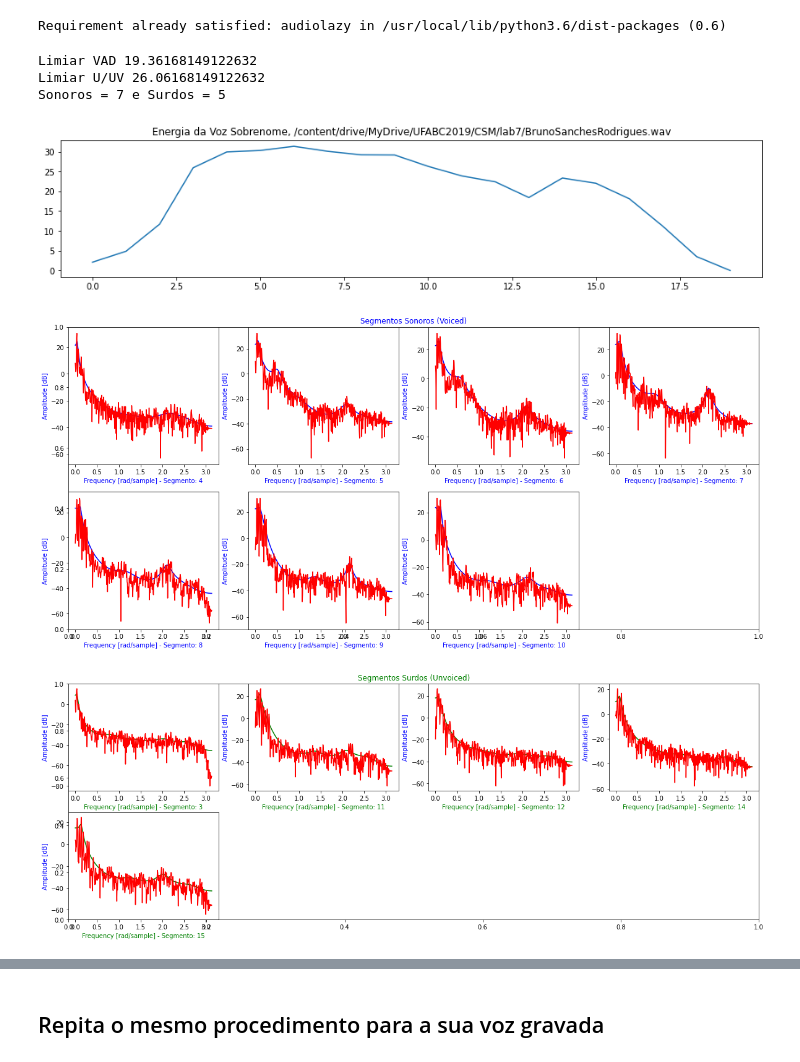
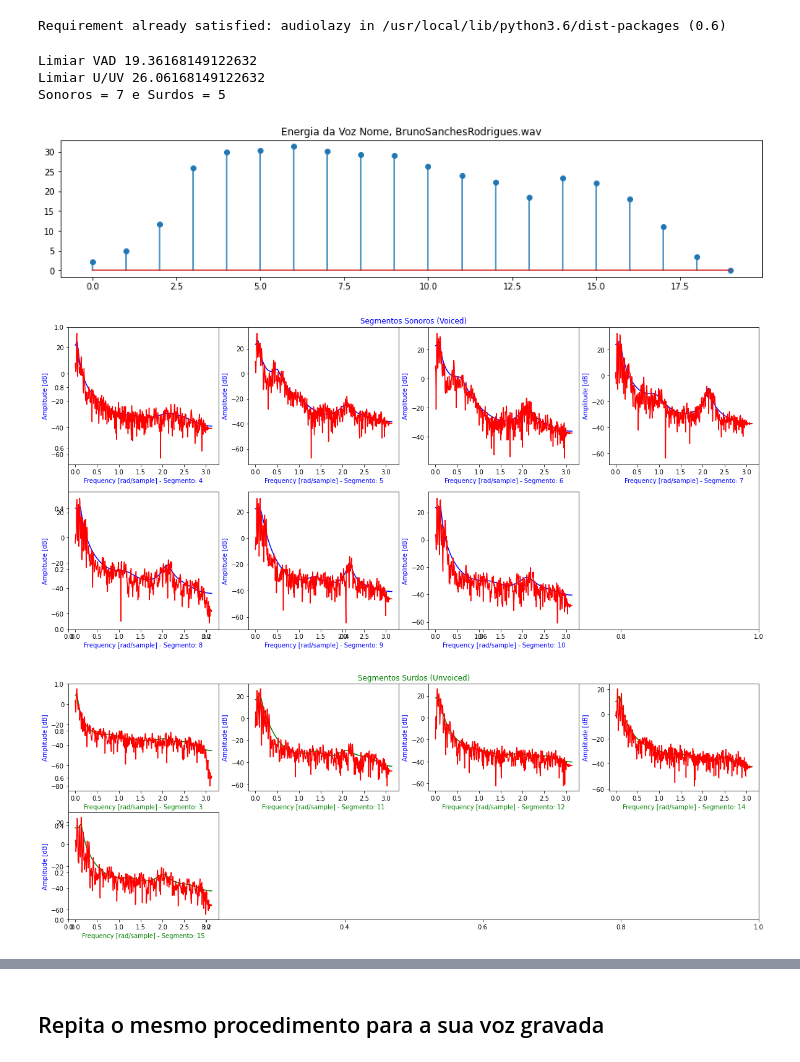
Before and after one commit to brusangues/CSM-DEVS, a Jupyter notebook: lab7/Bruno/Lab7_Bruno.ipynb, the cells around one changed output, grey strips where cells are left out. Drawn from its saved outputs; the diff is of its cells as text; code cells hidden in the pictures.

```diff
--- a/lab7/Bruno/Lab7_Bruno.ipynb
+++ b/lab7/Bruno/Lab7_Bruno.ipynb
@@ -24,7 +27,7 @@ import math
 # %% [markdown]
 ## Separação de uma Estrofe
 # %%
-audio1 = '/content/drive/MyDrive/UFABC2019/CSM/lab7/BrunoSanchesRodrigues.wav'
+audio1 = 'BrunoSanchesRodrigues.wav'
 print(audio1)
 v1 , sr1 = librosa.load(audio1)
 print(type(v1), type(sr1))
@@ -120,8 +123,8 @@ linhas_unvoiced = math.ceil(num_unvoiced/4)
 print('Sonoros = ' + str(num_voiced) + ' e Surdos = ' + str(num_unvoiced) )
 fig1, ax1 = plt.subplots(figsize=(15, 3))
 plt.figure(1)
-plt.plot(E1)
-plt.title('Energia da Voz Sobrenome, ' + audio1)
+plt.stem(E1)
+plt.title('Energia da Voz Nome, ' + audio1)
 
 # partição das figuras voiced
 i = 0
@@ -141,34 +144,34 @@ for l in range(1, Nseg1-2):
         gain_lpc = np.log10(abs(a_filter.error))
         w, h = signal.freqz(1,a_filter.numerator,worN=int(Nj/2))
         LP = 20 * np.log10(abs(h)) + 10*gain_lpc
         # Teste U/UV
 
         if E1[l] > E1voiced_lim:
 
             i += 1
             ax2 = fig2.add_subplot(linhas_voiced,4,i)
             plt.figure(2)
             plt.plot(w, LP, 'b')
             plt.ylabel('Amplitude [dB]', color='b')
             plt.xlabel('Frequency [rad/sample] - Segmento: ' + str(l), color='b')
             sp = np.fft.fft(xjan)
             plt.plot(w, 20*np.log10(abs(sp[0:int(Nj/2)])), 'r')
 
         else:
 
             j += 1
             ax3 = fig3.add_subplot(linhas_unvoiced,4,j)
             plt.figure(3)
             plt.plot(w, LP, 'g')
             plt.ylabel('Amplitude [dB]', color='b')
             plt.xlabel('Frequency [rad/sample] - Segmento: ' + str(l), color='g')
             sp = np.fft.fft(xjan)
             plt.plot(w, 20*np.log10(abs(sp[0:int(Nj/2)])), 'r')
 # %% [output]
 Limiar VAD 19.36168149122632
 Limiar U/UV 26.06168149122632
 Sonoros = 7 e Surdos = 5
-[figure, old version]
+[figure, new version]
 [figure]
 [figure]
 # %%
```
Also changed, not shown: parts of 5 cells of this notebook, 12 other files.
